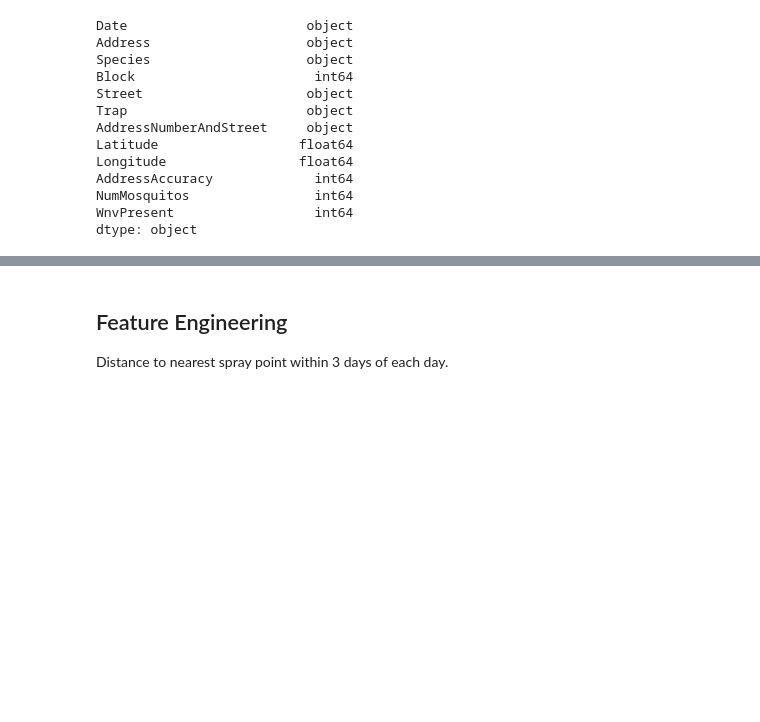
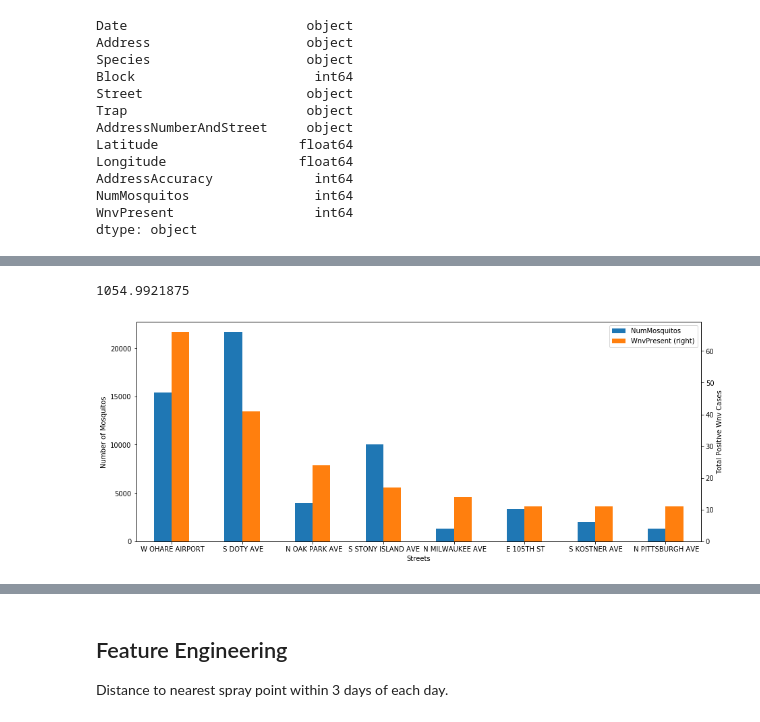
Before and after one commit to bearylogical/west_nile_colab, a Jupyter notebook: 03_Syamil_DataTransformation.ipynb, the cells around one changed output, grey strips where cells are left out. Drawn from its saved outputs; the diff is of its cells as text; code cells hidden in the pictures; blank space fills up the shorter version.

Commit message:
added some EDA plots

```diff
--- a/03_Syamil_DataTransformation.ipynb
+++ b/03_Syamil_DataTransformation.ipynb
@@ -10,9 +14,9 @@ import haversine as hv
 from datetime import timedelta
 # %%
-train = pd.read_csv('train.csv')
-weather = pd.read_csv('weather.csv')
-spray = pd.read_csv('spray.csv')
-test = pd.read_csv('test.csv')
+train = pd.read_csv('data/train.csv')
+weather = pd.read_csv('data/weather.csv')
+spray = pd.read_csv('data/spray.csv')
+test = pd.read_csv('data/test.csv')
 # %%
 train.columns
 # %% [output]
@@ -52,3 +56,9 @@ WnvPresent                  int64
 dtype: object
 # %%
 spray = spray.drop_duplicates(subset=['Latitude', 'Longitude'], keep=False)
+# %%
+sum_wnv = train.groupby(by='Street')['NumMosquitos','WnvPresent'].sum().sort_values(by=['WnvPresent','NumMosquitos'],ascending=False)
+sum_wnv['NumMosquitos'] = sum_wnv['NumMosquitos'].astype('int')
+sum_wnv['WnvPresent'] = sum_wnv['WnvPresent'].astype('int')
+# sum_wnv = sum_wnv.reset_index()
+sum_wnv.head(8)
@@ -54,0 +76,4 @@ spray = spray.drop_duplicates(subset=['Latitude', 'Longitude'], keep=False)
+# %%
+sum_wnv = sum_wnv.reset_index()
+sum_wnv = sum_wnv.melt(id_vars='Street',var_name='feature' ,value_vars=['NumMosquitos','WnvPresent'])
+display(sum_wnv.head())
@@ -54,0 +87,15 @@ spray = spray.drop_duplicates(subset=['Latitude', 'Longitude'], keep=False)
+# %%
+mask = sum_wnv.feature.isin(['WnvPresent'])
+sum_wnv[~mask].value.mean()
+# %% [output]
+1054.9921875
+# %%
+# Plot
+
+ax = sum_wnv.head(8).plot(kind= 'bar',secondary_y='WnvPresent',rot= 0,figsize=(15,6))
+ax.set_xlabel("Streets")
+ax.set_ylabel("Number of Mosquitos")
+ax.right_ax.set_ylabel("Total Positive Wnv Cases")
+plt.show()
+# %% [output]
+[figure, added]
```
Also changed, not shown: parts of 8 cells of this notebook.
